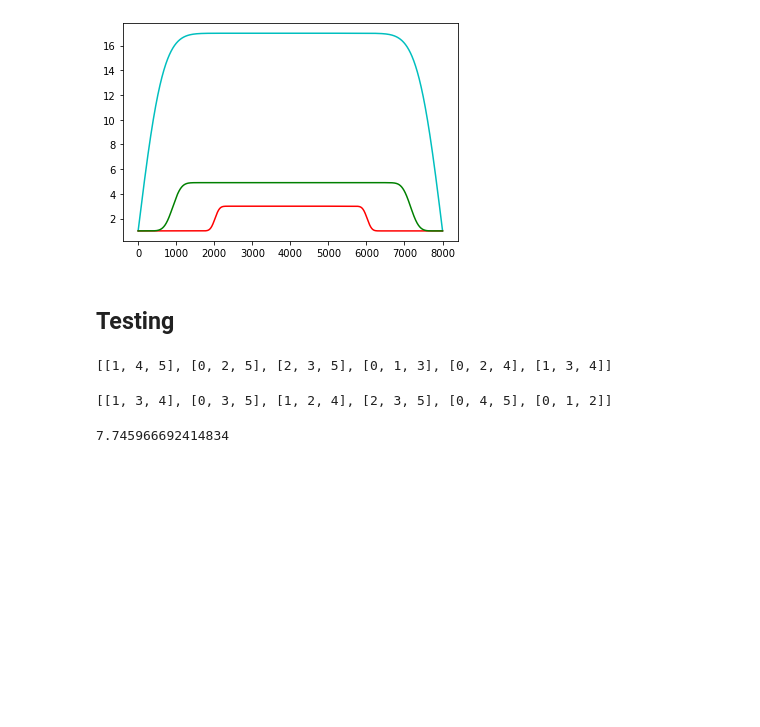
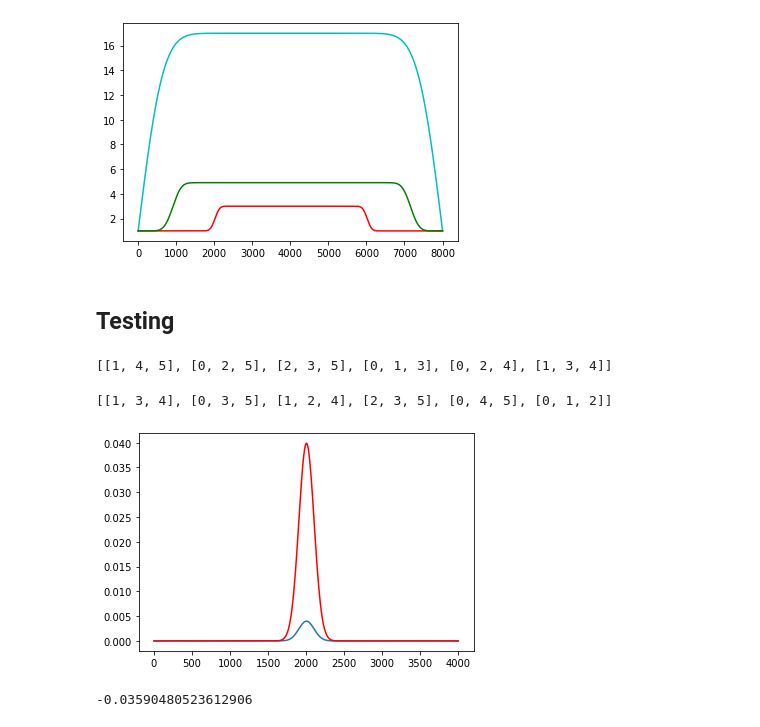
Before and after one commit to abhishek-jana/LDLC, a Jupyter notebook: decoderV4.ipynb, the cells around one changed output. Drawn from its saved outputs; the diff is of its cells as text; code cells hidden in the pictures; blank space fills up the shorter version.

```diff
--- a/decoderV4.ipynb
+++ b/decoderV4.ipynb
@@ -298,6 +356,19 @@ node.vnode_id # for each chk node
 node.cnode_id # for each var node
 # %% [output]
 [[1, 3, 4], [0, 3, 5], [1, 2, 4], [2, 3, 5], [0, 4, 5], [0, 1, 2]]
+# %%
+vnode = VariableNode(H,x_input)
+# %%
+f = vnode.f(q)
+# %%
+plt.plot(np.arange(4001),f[0][5]);
+plt.plot(np.arange(4001),result[0][5],'r');
+# %% [output]
+[figure, added]
+# %%
+f.max()-result.max()
+# %% [output]
+-0.03590480523612906
 # %%
 import timeit
 # %%
@@ -307,4 +375,0 @@ a = np.arange(9) - 4
-# %%
-np.linalg.norm(a)
-# %% [output]
-7.745966692414834
```
Also changed, not shown: parts of 17 cells of this notebook.
